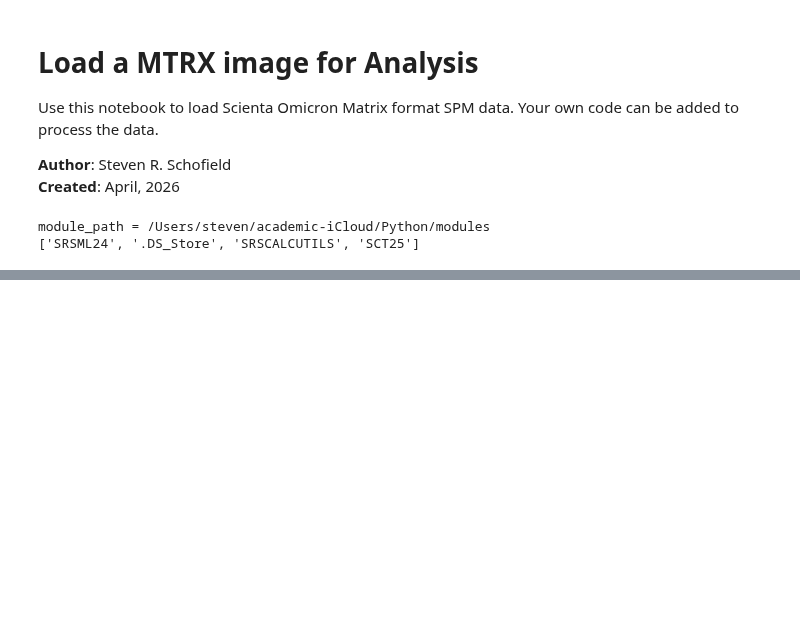
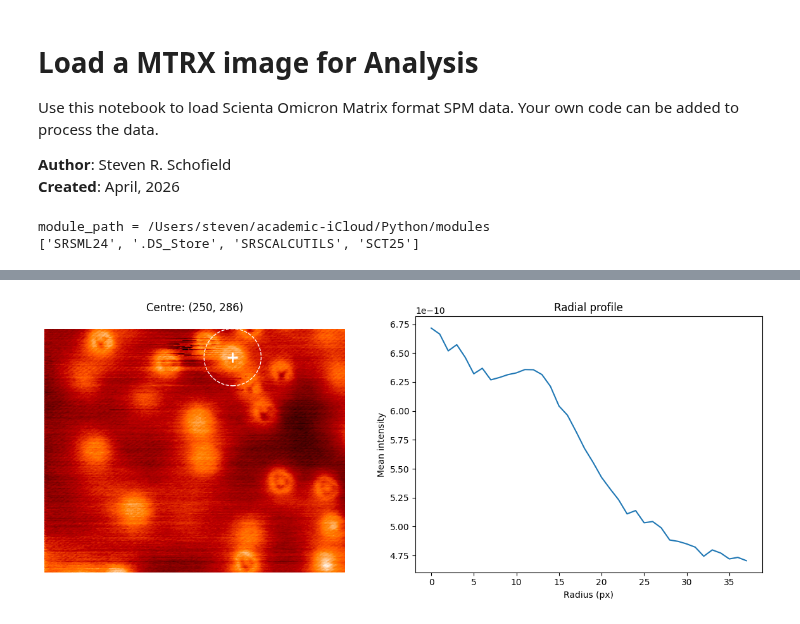
Before and after one commit to srschofield/SRSML24, a Jupyter notebook: notebooks/steven/radial_averaging.ipynb, the cells around one changed output, grey strips where cells are left out. Cells and saved outputs as stored; diff of their text form; code cells hidden in the pictures; blank space fills up the shorter version.

```diff
--- a/notebooks/steven/radial_averaging.ipynb
+++ b/notebooks/steven/radial_averaging.ipynb
@@ -128,0 +127,5 @@ dp.display_image(imgFU_flat,cmap=colormapname)
+# %%
+# Then pass them in directly
+radii_3, profile_3 = da.radial_profile(imgFU_flat, center=(250, 286), cmap='gist_heat')
+# %% [output]
+[figure, added]
```
Also changed, not shown: parts of 11 cells of this notebook, 2 other files.
